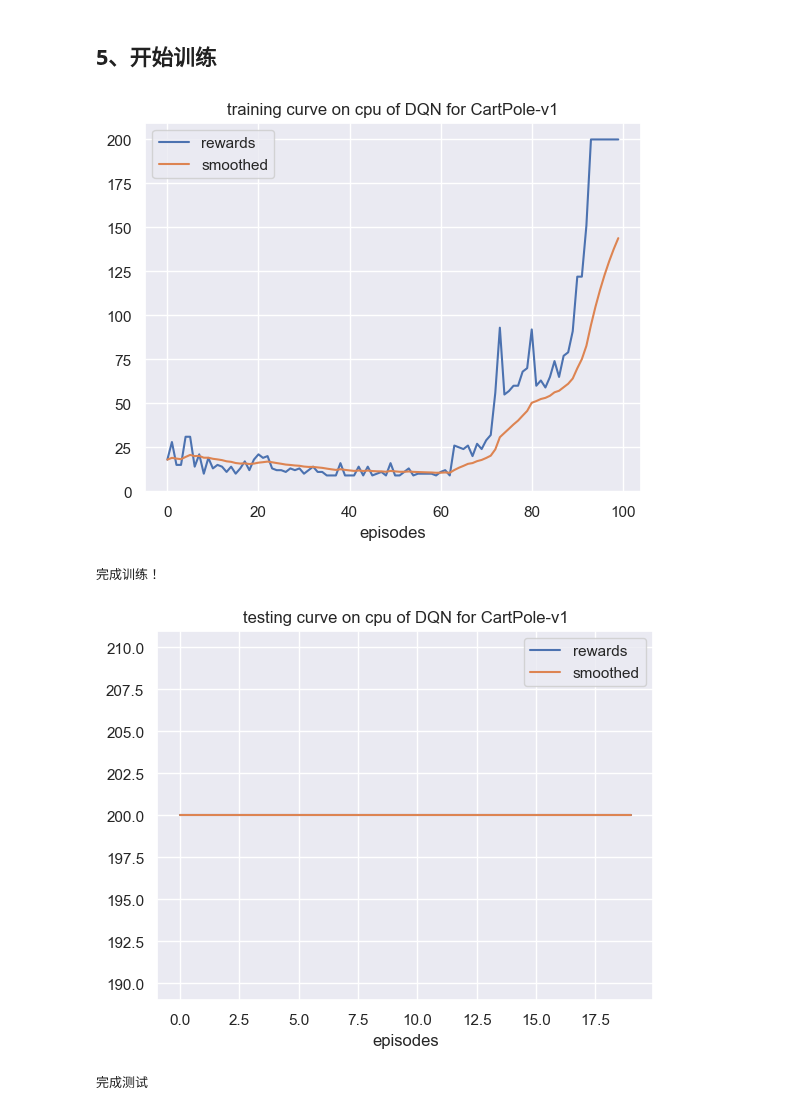
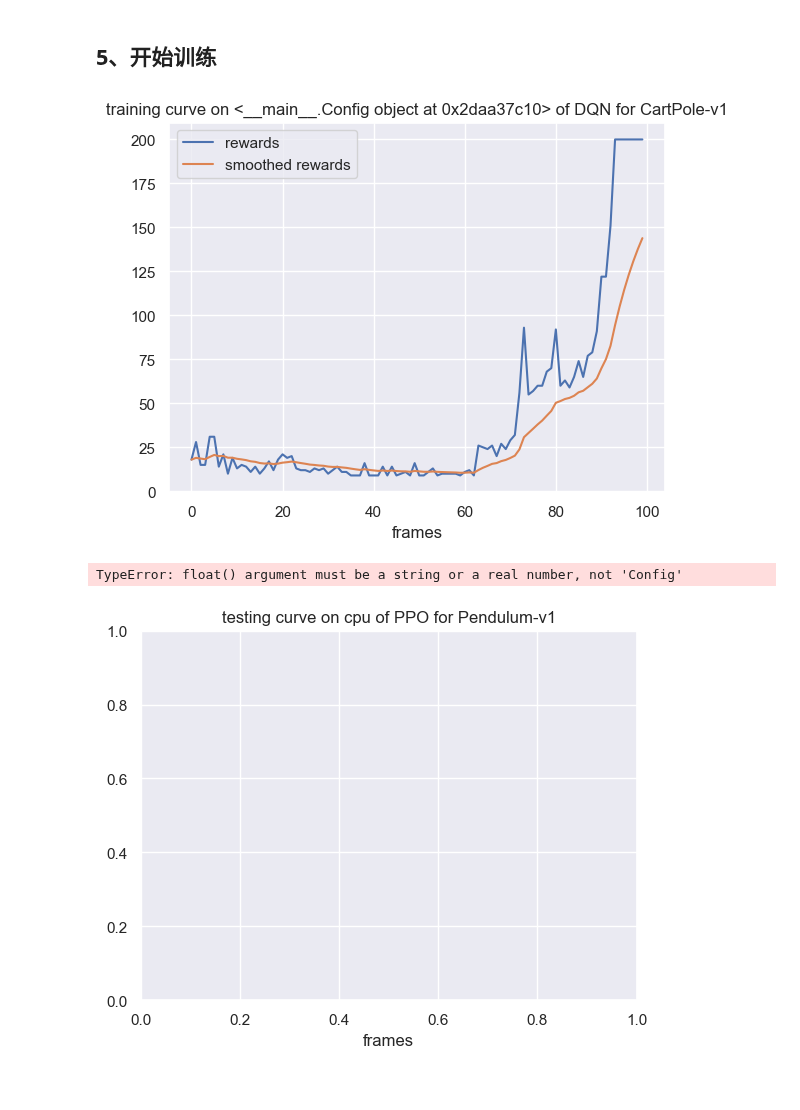
Before and after one commit to datawhalechina/joyrl-book, a Jupyter notebook: notebooks/第7章_DQN_CartPole-v1.ipynb, the cells around one changed output. Drawn from its saved outputs; the diff is of its cells as text; code cells hidden in the pictures.

```diff
--- a/notebooks/第7章_DQN_CartPole-v1.ipynb
+++ b/notebooks/第7章_DQN_CartPole-v1.ipynb
@@ -136,7 +136,7 @@ class DQN:
 # %% [markdown]
 ## 2、定义训练
 # %%
-from utils.utils import plot_rewards
+
 def train(cfg, env, agent):
     ''' 训练
     '''
@@ -158,9 +158,8 @@ def train(cfg, env, agent):
         if (i_ep + 1) % cfg.target_update == 0:  # 智能体目标网络更新
             agent.target_net.load_state_dict(agent.policy_net.state_dict())
         rewards.append(ep_reward)
-        plot_rewards(rewards, cfg, tag='train')
-        # if (i_ep + 1) % 10 == 0:
-        #     print(f"回合：{i_ep+1}/{cfg.train_eps}，奖励：{ep_reward:.2f}，Epislon：{agent.epsilon:.3f}")
+        if (i_ep + 1) % 10 == 0:
+            print(f"回合：{i_ep+1}/{cfg.train_eps}，奖励：{ep_reward:.2f}，Epislon：{agent.epsilon:.3f}")
     env.close()
     return {'rewards':rewards}
 
@@ -179,7 +178,6 @@ def test(cfg, env, agent):
             if terminated:
                 break
         rewards.append(ep_reward)
-        plot_rewards(rewards, cfg, tag='test')
         # print(f"回合：{i_ep+1}/{cfg.test_eps}，奖励：{ep_reward:.2f}")
     env.close()
     return {'rewards':rewards}
@@ -230,17 +228,19 @@ class Config:
 # %% [markdown]
 ## 5、开始训练
 # %%
+from utils.utils import plot_rewards
 # 获取参数
 cfg = Config()
 # 训练
 env, agent = env_agent_config(cfg)
 res_dic = train(cfg, env, agent)
+plot_rewards(range(len(res_dic['rewards'])), res_dic['rewards'], cfg, algo_name = cfg.algo_name, env_id=cfg.env_id)
 # %% [output]
-[figure, old version]
+[figure, new version]
-完成训练！
 # %%
 # 测试
 res_dic = test(cfg, env, agent)
+plot_rewards(range(len(res_dic['rewards'])), res_dic['rewards'], cfg, algo_name = cfg.algo_name, env_id=cfg.env_id,tag='test')
 # %% [output]
+TypeError: float() argument must be a string or a real number, not 'Config'
-[figure, old version]
+[figure, new version]
-完成测试
```
